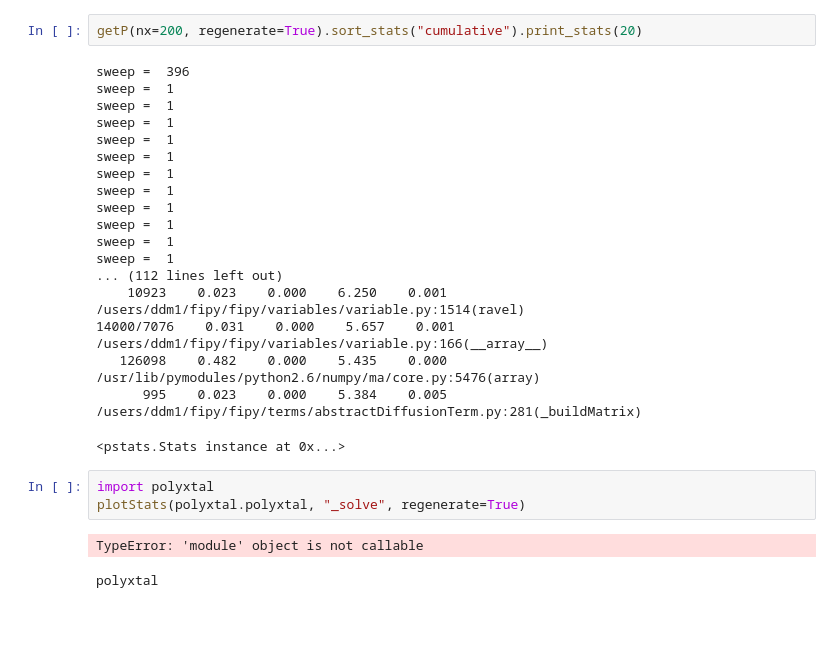
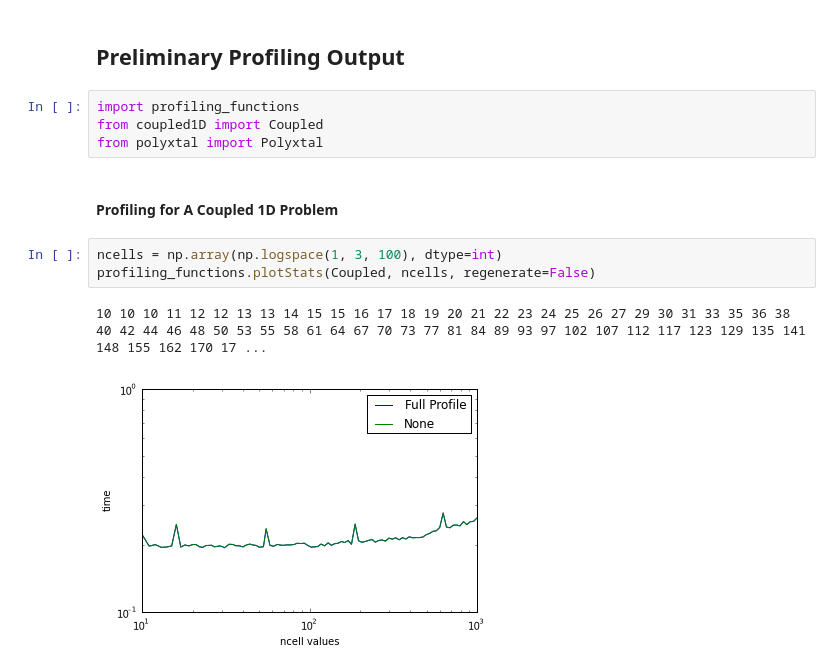
Before and after one commit to dmurali1/SURF2013, a Jupyter notebook: Preliminary_Profiling.ipynb, the cells around one changed output. Saved outputs shown, nothing was run; the diff lists cells and outputs as text; blank space fills up the shorter version.

Commit message:
All preliminary simulations for 1D Coupled and 2D Polyxtal recorded.

```diff
--- a/Preliminary_Profiling.ipynb
+++ b/Preliminary_Profiling.ipynb
@@ -76,27 +1,14 @@ sweep =  1
-# %%
-getP(nx=200, regenerate=True).sort_stats("cumulative").print_stats(20)
-# %% [output]
-sweep =  396
-sweep =  1
-sweep =  1
-sweep =  1
-sweep =  1
-sweep =  1
-sweep =  1
-sweep =  1
-sweep =  1
-sweep =  1
-sweep =  1
-sweep =  1
-... (112 lines left out)
-    10923    0.023    0.000    6.250    0.001 /users/ddm1/fipy/fipy/variables/variable.py:1514(ravel)
-14000/7076    0.031    0.000    5.657    0.001 /users/ddm1/fipy/fipy/variables/variable.py:166(__array__)
-   126098    0.482    0.000    5.435    0.000 /usr/lib/pymodules/python2.6/numpy/ma/core.py:5476(array)
-      995    0.023    0.000    5.384    0.005 /users/ddm1/fipy/fipy/terms/abstractDiffusionTerm.py:281(_buildMatrix)
-<pstats.Stats instance at 0x...>
-# %%
-import polyxtal
-plotStats(polyxtal.polyxtal, "_solve", regenerate=True)
-# %% [output]
-TypeError: 'module' object is not callable
-polyxtal
+# %% [markdown]
+## Preliminary Profiling Output
+# %%
+import profiling_functions
+from coupled1D import Coupled
+from polyxtal import Polyxtal
+# %% [markdown]
+#### Profiling for A Coupled 1D Problem
+# %%
+ncells = np.array(np.logspace(1, 3, 100), dtype=int)
+profiling_functions.plotStats(Coupled, ncells, regenerate=False)
+# %% [output]
+10 10 10 11 12 12 13 13 14 15 15 16 17 18 19 20 21 22 23 24 25 26 27 29 30 31 33 35 36 38 40 42 44 46 48 50 53 55 58 61 64 67 70 73 77 81 84 89 93 97 102 107 112 117 123 129 135 141 148 155 162 170 17 ...
+[figure, added]
```
Also changed, not shown: parts of 18 cells of this notebook.
